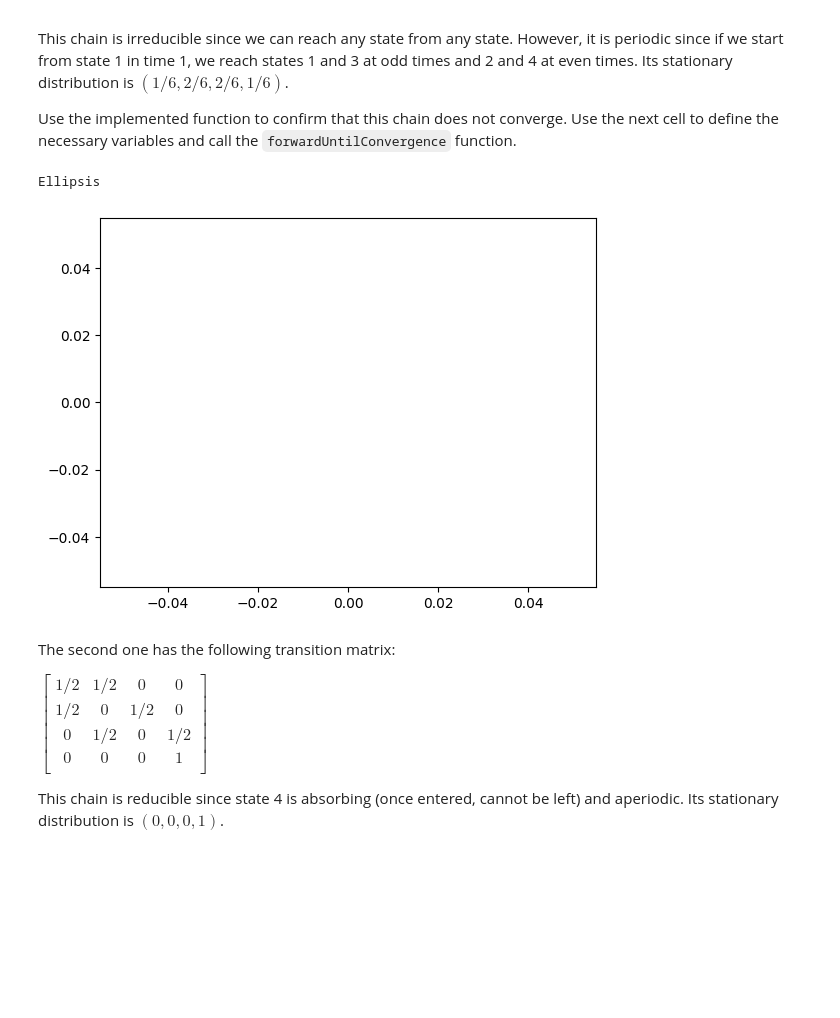
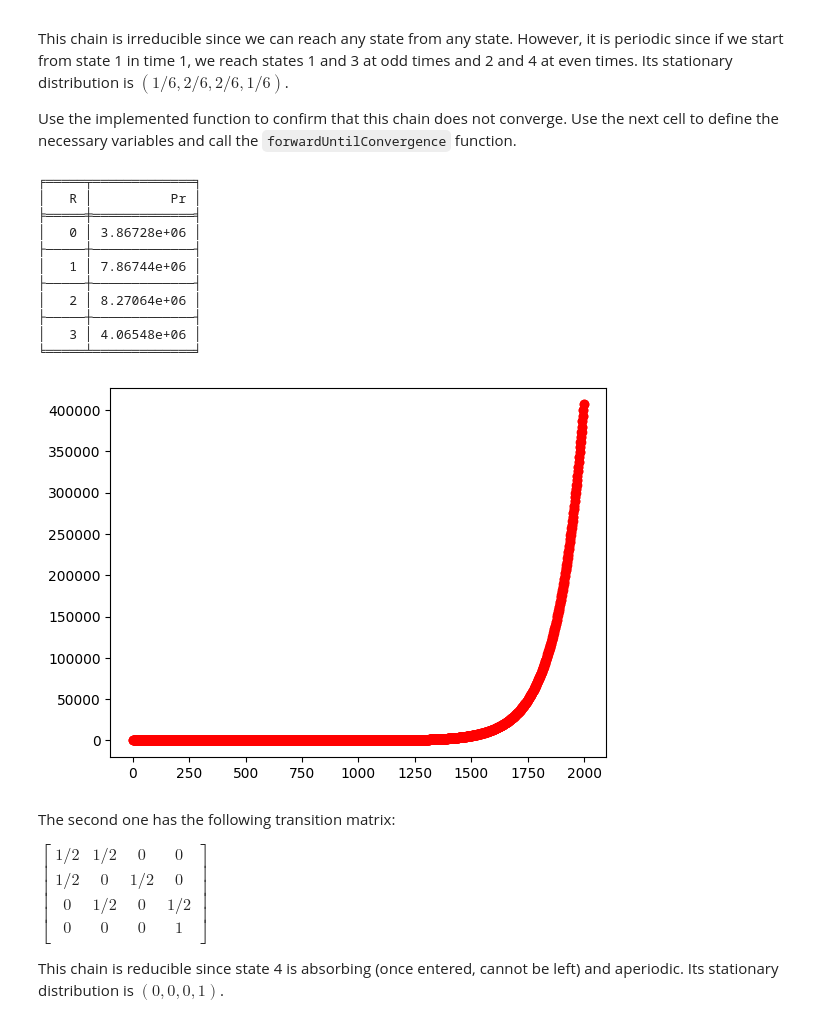
Before and after one commit to Scouttman/blp, a Jupyter notebook: COMP9418_W04_Markov_Chains_and_Hidden_Markov_Models.ipynb, the cells around one changed output. Saved outputs shown, nothing was run; the diff lists cells and outputs as text; code cells hidden in the pictures; blank space fills up the shorter version.

```diff
--- a/COMP9418_W04_Markov_Chains_and_Hidden_Markov_Models.ipynb
+++ b/COMP9418_W04_Markov_Chains_and_Hidden_Markov_Models.ipynb
@@ -361,36 +367,53 @@ outcomeSpace_c1 = {
 t = Factor(('R', 'R_next'), outcomeSpace_c1)
 t[0, 0] = 0.0
 t[0, 1] = 1.0
 t[0, 2] = 0.0
 t[0, 3] = 0.0
 t[1, 0] = 0.5
 t[1, 1] = 0.0
 t[1, 2] = 0.5
 t[1, 3] = 0.0
-... # TODO finish transition factor
+t[2, 0] = 0.0
+t[2, 1] = 0.5
+t[2, 2] = 0.05
+t[2, 3] = 0.5
+t[3, 0] = 0.0
+t[3, 1] = 0.0
+t[3, 2] = 1.0
+t[3, 3] = 0.0
 
 
 s = Factor(('R',), outcomeSpace_c1)
 s[0] = 1.0
 s[1] = 0.0
 s[2] = 0.0
 s[3] = 0.0
 
 
 ##################
 # Test code
 
 variable_remap = {
     "R_next": "R"
 }
 mm = MarkovModel(s, t, variable_remap)
 errors, state = mm.forwardUntilConvergence()
 print(state)
 plt.plot(errors, 'ro')
 plt.show()
 # %% [output]
-Ellipsis
+╒═════╤═════════════╕
+│   R │          Pr │
+╞═════╪═════════════╡
+│   0 │ 3.86728e+06 │
+├─────┼─────────────┤
+│   1 │ 7.86744e+06 │
+├─────┼─────────────┤
+│   2 │ 8.27064e+06 │
+├─────┼─────────────┤
+│   3 │ 4.06548e+06 │
+╘═════╧═════════════╛
-[figure, old version]
+[figure, new version]
 # %% [markdown]
 The second one has the following transition matrix:
 
```
Also changed, not shown: parts of 5 cells of this notebook.
